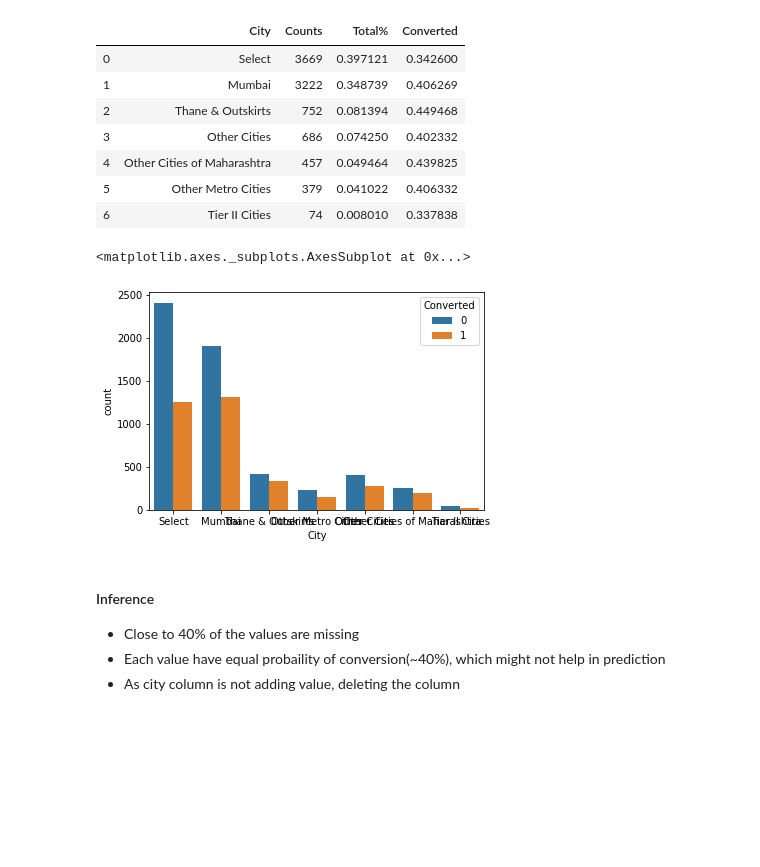
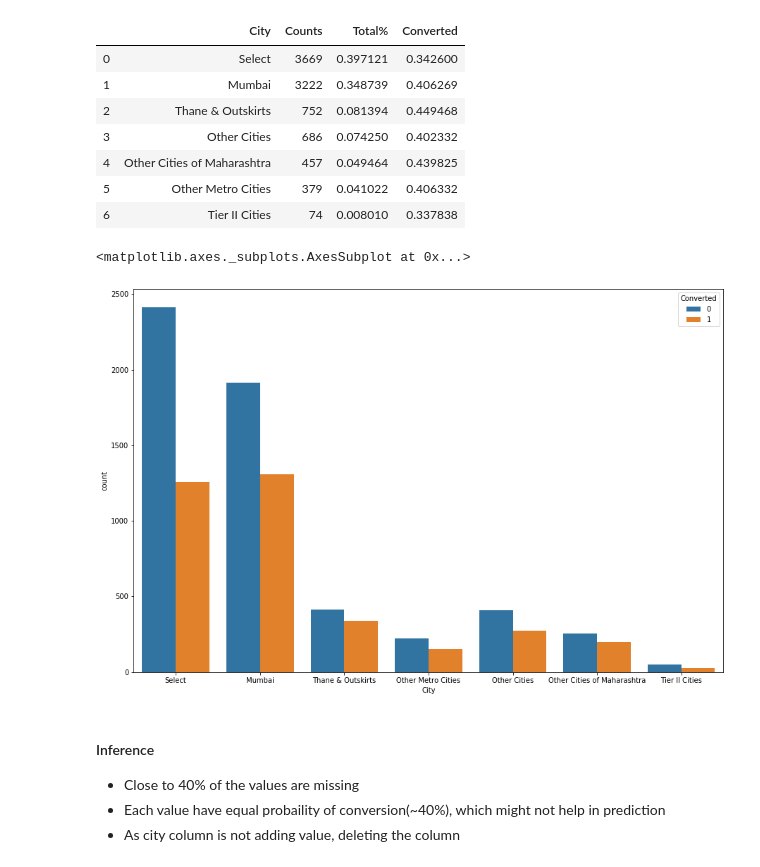
Before and after one commit to kanika1101/Logistic_Regression, a Jupyter notebook: Logistic_Lead_Scoring_Case_Study/Lead_Scoring.ipynb, the cells around one changed output. Cells and saved outputs as stored; diff of their text form; code cells hidden in the pictures; blank space fills up the shorter version.

```diff
--- a/Logistic_Lead_Scoring_Case_Study/Lead_Scoring.ipynb
+++ b/Logistic_Lead_Scoring_Case_Study/Lead_Scoring.ipynb
@@ -165,4 +153,7 @@ dtype: float64
 #### We do see lots of missing values and most of columns have greater than 20% missing values. Lets divide the columns into categorical and numerical and handle them one by one.
 # %% [markdown]
 #### 2.2 Cleaning and Visualizing categorical variables<a id='step2.2'></a>
+# %%
+## Dropping columns having > 45% missing values
+lead_data.drop(['Asymmetrique Activity Index','Asymmetrique Profile Index','Asymmetrique Activity Score','Asymmetrique Profile Score','Lead Quality'],axis=1,inplace=True)
 # %%
@@ -320,9 +315,9 @@ Last Notable Activity                  0.00
 dtype: float64
 # %%
 #deleting cols where missing % is greater than 45%
-missing_45 = ['Lead Quality','Asymmetrique Activity Index','Asymmetrique Profile Index']
-lead_data.drop(missing_45,axis=1,inplace=True)
-print("final shape = {}".format(lead_data.shape))
-for i in missing_45:
-    cat_cols.remove(i)
-cat_cols
+# missing_45 = ['Lead Quality','Asymmetrique Activity Index','Asymmetrique Profile Index']
+# lead_data.drop(missing_45,axis=1,inplace=True)
+# print("final shape = {}".format(lead_data.shape))
+# for i in missing_45:
+#     cat_cols.remove(i)
+# cat_cols
@@ -530,0 +512,9 @@ lead_data.shape
+# %%
+#Lead source grouping into others category
+
+values=lead_data['Lead Source'].value_counts()
+#type(values)
+val=values[values.lt(7)].index
+#val
+lead_data.loc[lead_data['Lead Source'].isin(val),'Lead Source']='Others'
+lead_data['Lead Source'].value_counts()
@@ -811,2 +818,7 @@ ax.legend(loc='upper center', bbox_to_anchor=(1.45, 1.1), shadow=True, ncol=1)
 # %% [markdown]
 ## The maximum % is still missing (Select). Better to delete rows  or Specialization column or replace by 'Fianace Management' ?
+# %%
+#### replacing select with Others
+
+lead_data.loc[lead_data['Specialization']=='Select','Specialization']='Others'
+check_skewness('Specialization').T
@@ -1035,10 +1068,11 @@ check_count_conversion_rate('City') .sort_values(by='Total%',ascending=False)
 | 5 | Other Metro Cities | 379 | 0.041022 | 0.406332 |
 | 6 | Tier II Cities | 74 | 0.008010 | 0.337838 |
 # %%
+plt.figure(figsize=(15,10))
 sns.countplot(x='City',hue='Converted',data=lead_data)
 # %% [output]
 <matplotlib.axes._subplots.AxesSubplot at 0x...>
-[figure, old version]
+[figure, new version]
 # %% [markdown]
 #### Inference
 - Close to 40% of the values are missing
```
Also changed, not shown: parts of 78 cells of this notebook, 2 other files.
